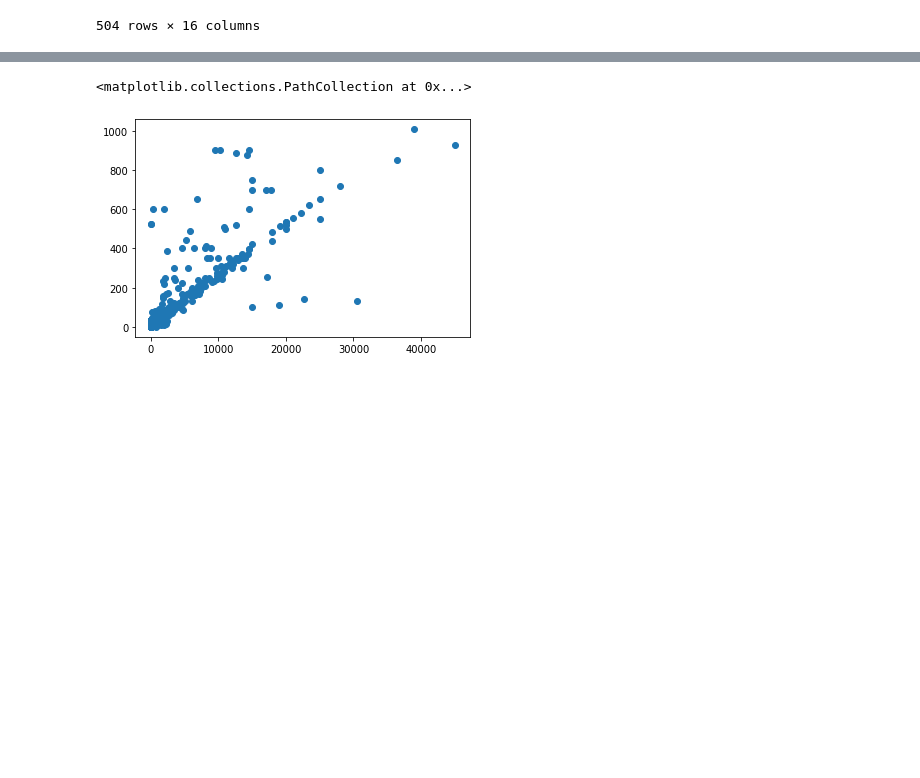
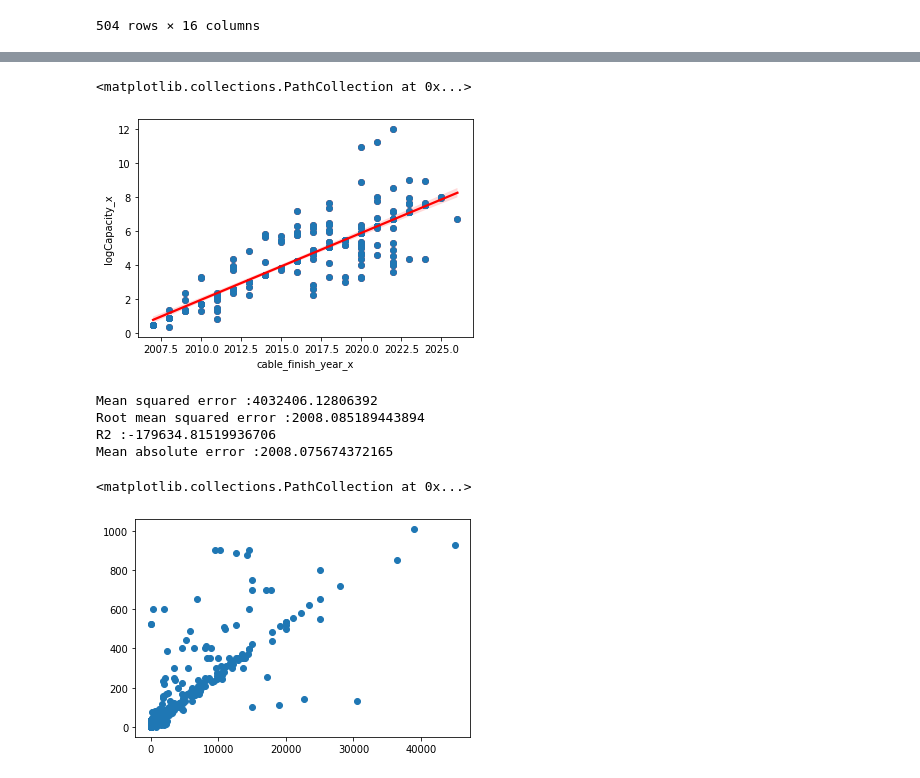
Before and after one commit to Hypergear/UCL_Dissertation, a Jupyter notebook: Code/Analysis/predict_length_cost_capacity.ipynb, the cells around one changed output, grey strips where cells are left out. Saved outputs shown, nothing was run; the diff lists cells and outputs as text; code cells hidden in the pictures; blank space fills up the shorter version.

```diff
--- a/Code/Analysis/predict_length_cost_capacity.ipynb
+++ b/Code/Analysis/predict_length_cost_capacity.ipynb
@@ -437,0 +461,6 @@ plt.scatter(cable_predict['cable_finish_year'], cable_predict['logCapacity'], la
+# %%
+# cable_predict
+df1 = cable_predict[(cable_predict['logCapacity'] < (cable_predict['cable_finish_year']*(0.4164) + -835.2839) * 2) ]
+df2 = cable_predict[(cable_predict['logCapacity'] > (cable_predict['cable_finish_year']*(0.4164) + -835.2839) * 0.4) ]
+df3 = df1.merge(df2, how ='inner', on='cable_id')
+df3.shape
@@ -438,3 +517,25 @@ plt.scatter(cable_predict['cable_finish_year'], cable_predict['logCapacity'], la
+# %%
+sns.regplot(x='cable_finish_year_x',y='logCapacity_x',data=df3, fit_reg=True, color = 'r',label='Best fit line')
+plt.scatter(df3['cable_finish_year_x'], df3['logCapacity_x'], label='data')
+# %% [output]
+<matplotlib.collections.PathCollection at 0x...>
+[figure, added]
+# %%
+# rf_predict = rf.predict(test_x)
+mse = sklm.mean_squared_error(cable_predict['logCapacity'],cable_predict['cable_finish_year'])
+r2 = sklm.r2_score(cable_predict['logCapacity'],cable_predict['cable_finish_year'])
+rmse = sklm.mean_squared_error(cable_predict['logCapacity'],cable_predict['cable_finish_year'], squared=False)
+mae = sklm.mean_absolute_error(cable_predict['logCapacity'],cable_predict['cable_finish_year'])
+
+print(f"Mean squared error :{mse}")
+print(f"Root mean squared error :{rmse}")
+print(f"R2 :{r2}")
+print(f"Mean absolute error :{mae}")
+# %% [output]
+Mean squared error :4032406.12806392
+Root mean squared error :2008.085189443894
+R2 :-179634.81519936706
+Mean absolute error :2008.075674372165
 # %%
 plt.scatter(cable_predict['merge_length'], cable_predict['merge_cost'], label='data')
 # %% [output]
```
Also changed, not shown: parts of 17 cells of this notebook, 1 other file.
